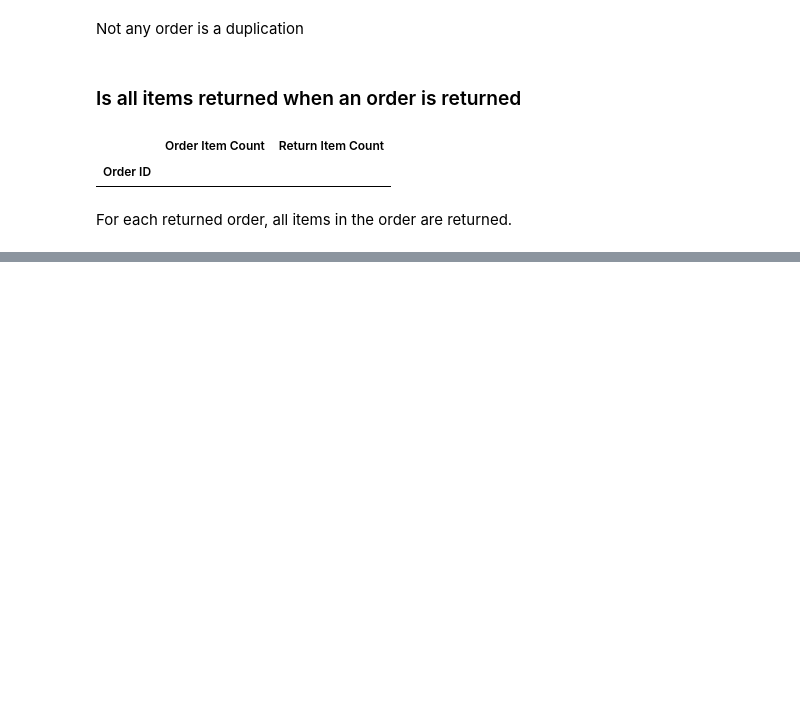
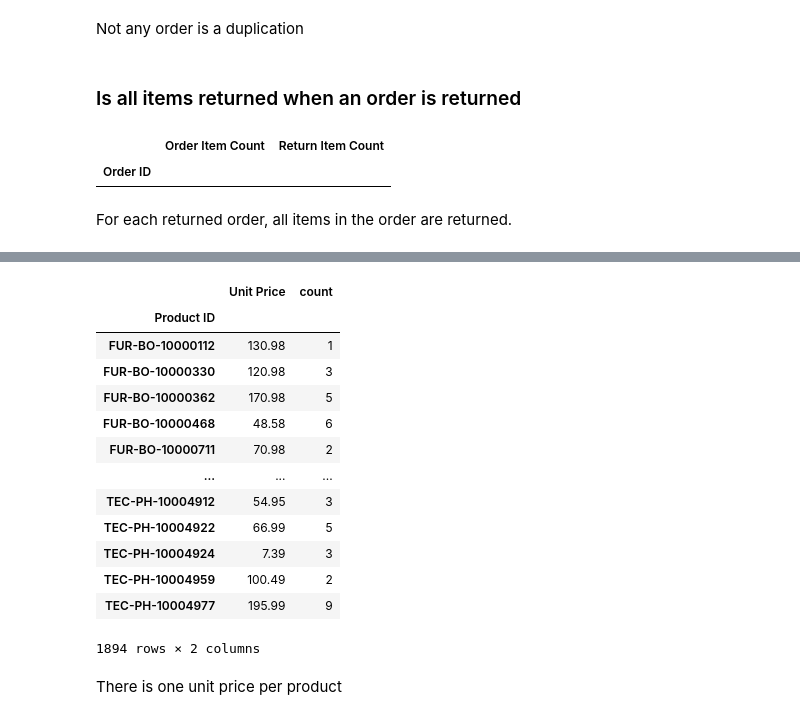
Before and after one commit to frogcoder/GBC_Fund_Data_Management, a Jupyter notebook: data_management_exercise1.ipynb, the cells around one changed output, grey strips where cells are left out. Saved outputs shown, nothing was run; the diff lists cells and outputs as text; code cells hidden in the pictures; blank space fills up the shorter version.

Commit message:
Ensure the each product has only one unit price and cost

```diff
--- a/data_management_exercise1.ipynb
+++ b/data_management_exercise1.ipynb
@@ -286,5 +288,6 @@ For each returned order, all items in the order are returned.
 sales = orders_df["Sales"]
 quantities = orders_df["Quantity"]
 discounts = orders_df["Discount"]
-unit_prices = sales / (1 - orders_df["Discount"]) / quantities
-unit_prices.describe()
+sales_before_discounts = sales / (1 - orders_df["Discount"])
+unit_prices = (sales_before_discounts / quantities).round(2)
+orders_df["Unit Price"] = unit_prices
@@ -300,0 +294,4 @@ dtype: float64
+# %%
+product_ids = orders_df["Product ID"]
+product_prices = pd.DataFrame({"Product ID": orders_df["Product ID"], "Unit Price": unit_prices}).groupby(["Product ID", "Unit Price"]).value_counts()
+product_prices
@@ -300,0 +312,22 @@ dtype: float64
+# %%
+# By setting the index to only `Product ID`, any product with more than one unit price will cause error.
+# This way making sure each product has only one unit price.
+# Note.  If one product has more than one unit price does not mean it's invalid.  It's just indicate the price has changed before
+product_prices.reset_index(1)
+# %% [output]
+|  | Unit Price | count |
+| Product ID |  |  |
+| FUR-BO-10000112 | 130.98 | 1 |
+| FUR-BO-10000330 | 120.98 | 3 |
+| FUR-BO-10000362 | 170.98 | 5 |
+| FUR-BO-10000468 | 48.58 | 6 |
+| FUR-BO-10000711 | 70.98 | 2 |
+| ... | ... | ... |
+| TEC-PH-10004912 | 54.95 | 3 |
+| TEC-PH-10004922 | 66.99 | 5 |
+| TEC-PH-10004924 | 7.39 | 3 |
+| TEC-PH-10004959 | 100.49 | 2 |
+| TEC-PH-10004977 | 195.99 | 9 |
+1894 rows × 2 columns
+# %% [markdown]
+There is one unit price per product
```
Also changed, not shown: parts of 6 cells of this notebook.
